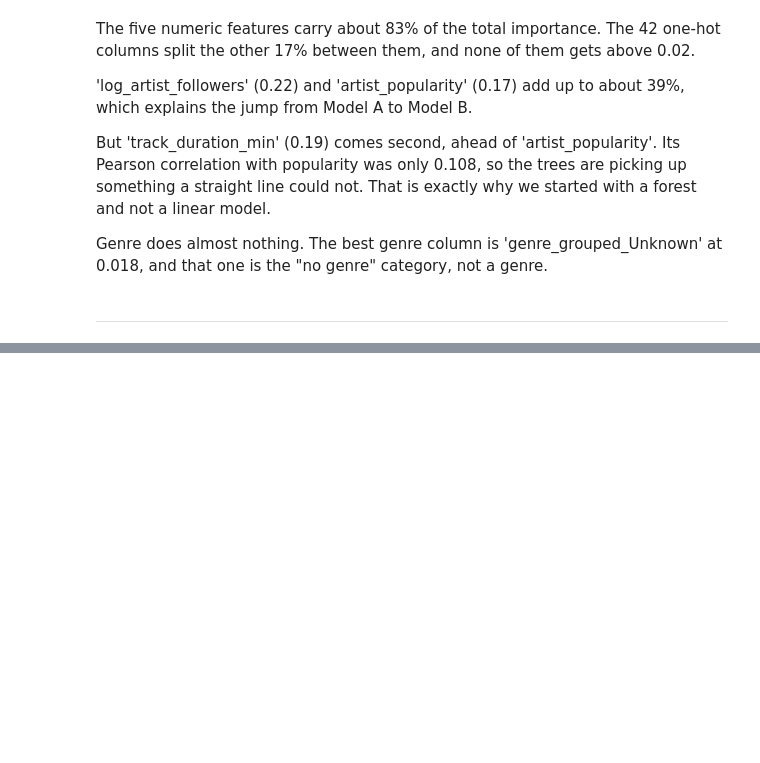
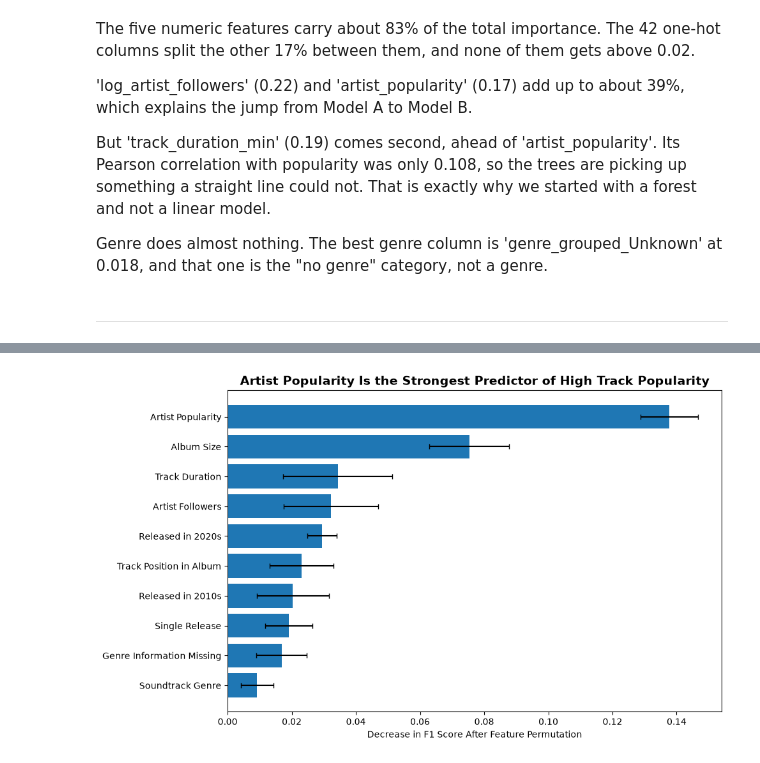
Before and after one commit to jannoelvero/week_7_ml_project, a Jupyter notebook: notebooks/06_machine_learning.ipynb, the cells around one changed output, grey strips where cells are left out. Drawn from its saved outputs; the diff is of its cells as text; code cells hidden in the pictures; blank space fills up the shorter version.

```diff
--- a/notebooks/06_machine_learning.ipynb
+++ b/notebooks/06_machine_learning.ipynb
@@ -654,3 +996,53 @@ Genre does almost nothing. The best genre column is 'genre_grouped_Unknown' at 0
+# %%
+label_map = {
+    "artist_popularity": "Artist Popularity",
+    "album_total_tracks": "Album Size",
+    "track_duration_min": "Track Duration",
+    "log_artist_followers": "Artist Followers",
+    "release_decade_2020s": "Released in 2020s",
+    "relative_track_position": "Track Position in Album",
+    "release_decade_2010s": "Released in 2010s",
+    "album_type_single": "Single Release",
+    "genre_grouped_Unknown": "Genre Information Missing",
+    "genre_grouped_soundtrack": "Soundtrack Genre"
+}
+
+top_perm_plot = (
+    perm_results
+    .head(10)
+    .copy()
+)
+
+top_perm_plot["Feature_Label"] = (
+    top_perm_plot["Feature"]
+    .map(label_map)
+    .fillna(top_perm_plot["Feature"])
+)
+
+top_perm_plot = top_perm_plot.sort_values("Importance_Mean")
+
+plt.figure(figsize=(10, 6))
+
+plt.barh(
+    top_perm_plot["Feature_Label"],
+    top_perm_plot["Importance_Mean"],
+    xerr=top_perm_plot["Importance_Std"],
+    capsize=3
+)
+
+plt.title(
+    "Artist Popularity Is the Strongest Predictor of High Track Popularity",
+    fontsize=14,
+    fontweight="bold"
+)
+
+plt.xlabel("Decrease in F1 Score After Feature Permutation")
+plt.ylabel("")
+
+plt.tight_layout()
+plt.show()
+# %% [output]
+[figure, added]
 # %% [markdown]
 # Conclusion
 
```
Also changed, not shown: parts of 22 cells of this notebook, 5 other files.
